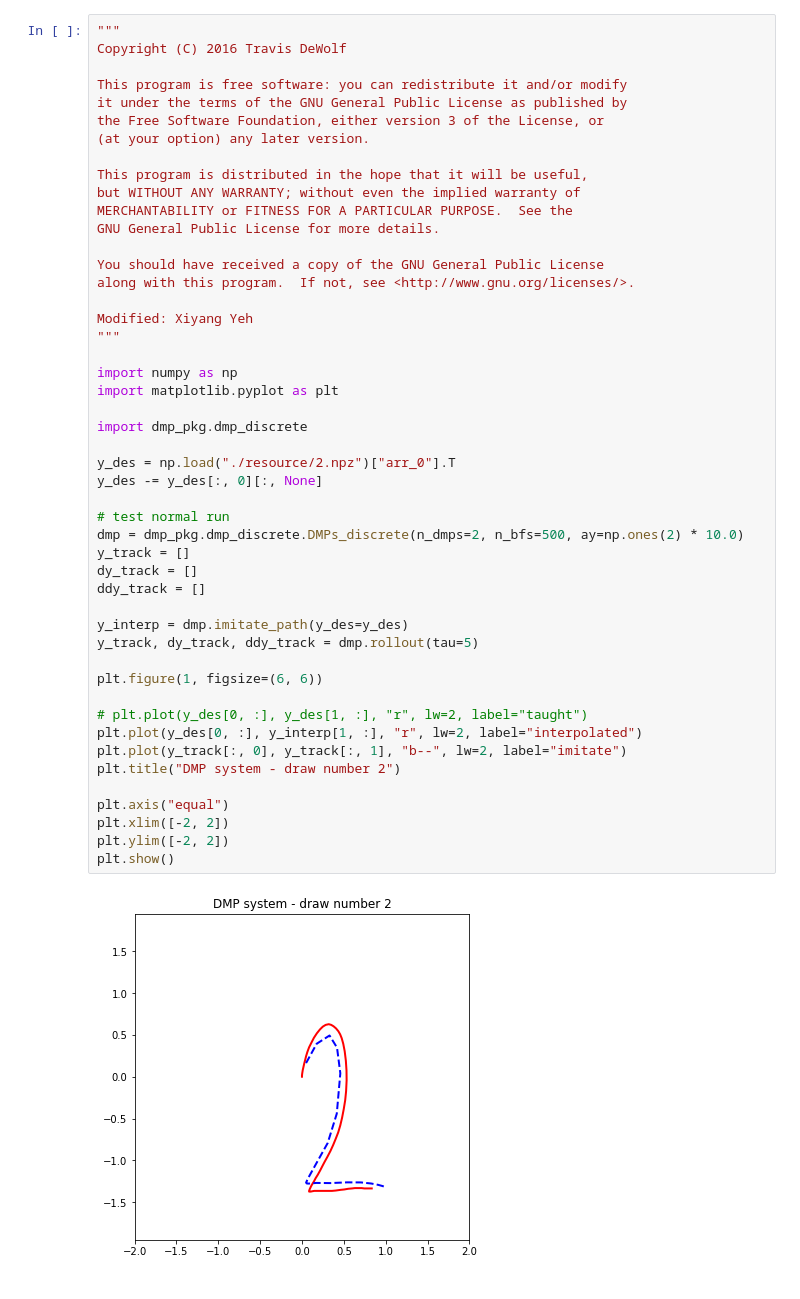
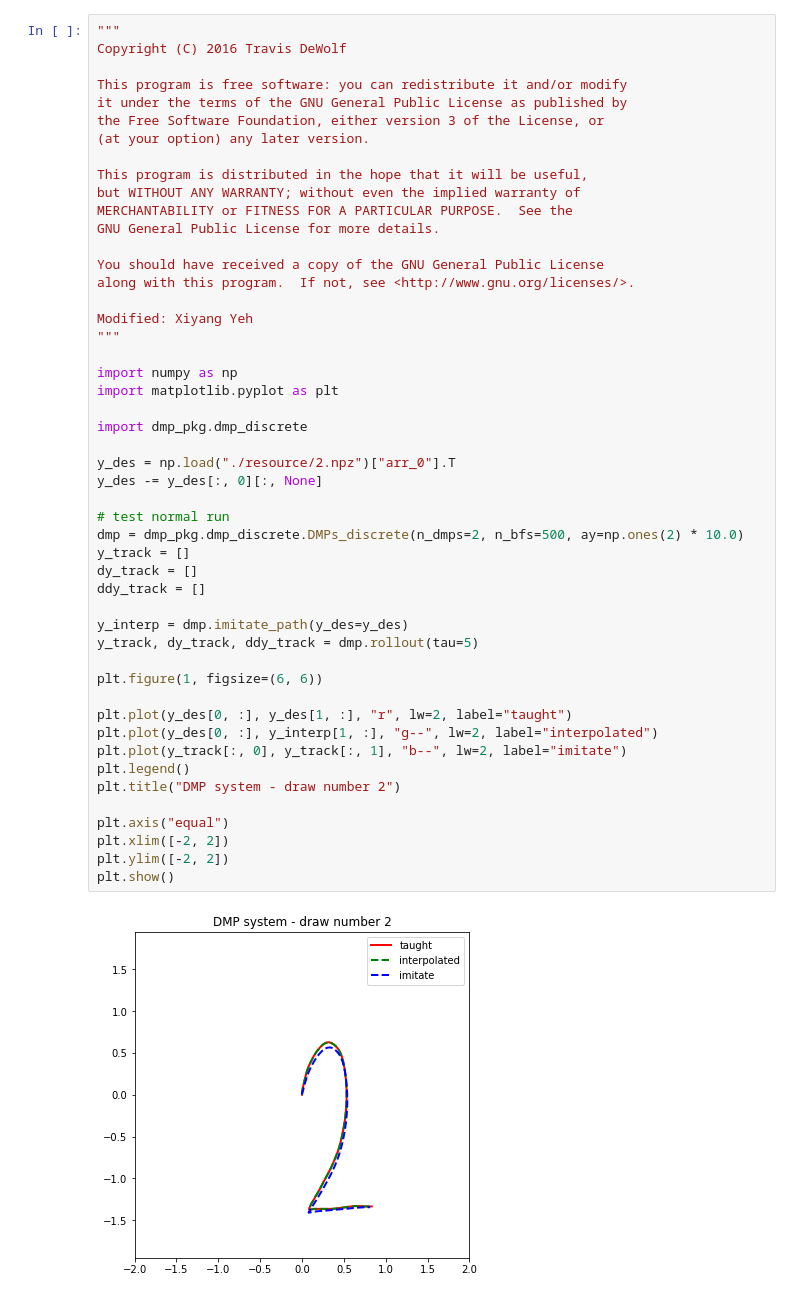
Before and after one commit to xyyeh/learning, a Jupyter notebook: python/draw_number_2.ipynb, the cells around one changed output. Cells and saved outputs as stored; diff of their text form.

```diff
--- a/python/draw_number_2.ipynb
+++ b/python/draw_number_2.ipynb
@@ -18,33 +18,34 @@ along with this program.  If not, see <http://www.gnu.org/licenses/>.
 Modified: Xiyang Yeh
 """
 
 import numpy as np
 import matplotlib.pyplot as plt
 
 import dmp_pkg.dmp_discrete
 
 y_des = np.load("./resource/2.npz")["arr_0"].T
 y_des -= y_des[:, 0][:, None]
 
 # test normal run
 dmp = dmp_pkg.dmp_discrete.DMPs_discrete(n_dmps=2, n_bfs=500, ay=np.ones(2) * 10.0)
 y_track = []
 dy_track = []
 ddy_track = []
 
 y_interp = dmp.imitate_path(y_des=y_des)
 y_track, dy_track, ddy_track = dmp.rollout(tau=5)
 
 plt.figure(1, figsize=(6, 6))
 
-# plt.plot(y_des[0, :], y_des[1, :], "r", lw=2, label="taught")
-plt.plot(y_des[0, :], y_interp[1, :], "r", lw=2, label="interpolated")
+plt.plot(y_des[0, :], y_des[1, :], "r", lw=2, label="taught")
+plt.plot(y_des[0, :], y_interp[1, :], "g--", lw=2, label="interpolated")
 plt.plot(y_track[:, 0], y_track[:, 1], "b--", lw=2, label="imitate")
+plt.legend()
 plt.title("DMP system - draw number 2")
 
 plt.axis("equal")
 plt.xlim([-2, 2])
 plt.ylim([-2, 2])
 plt.show()
 # %% [output]
-[figure, old version]
+[figure, new version]
```
Also changed, not shown: 3 other files.
